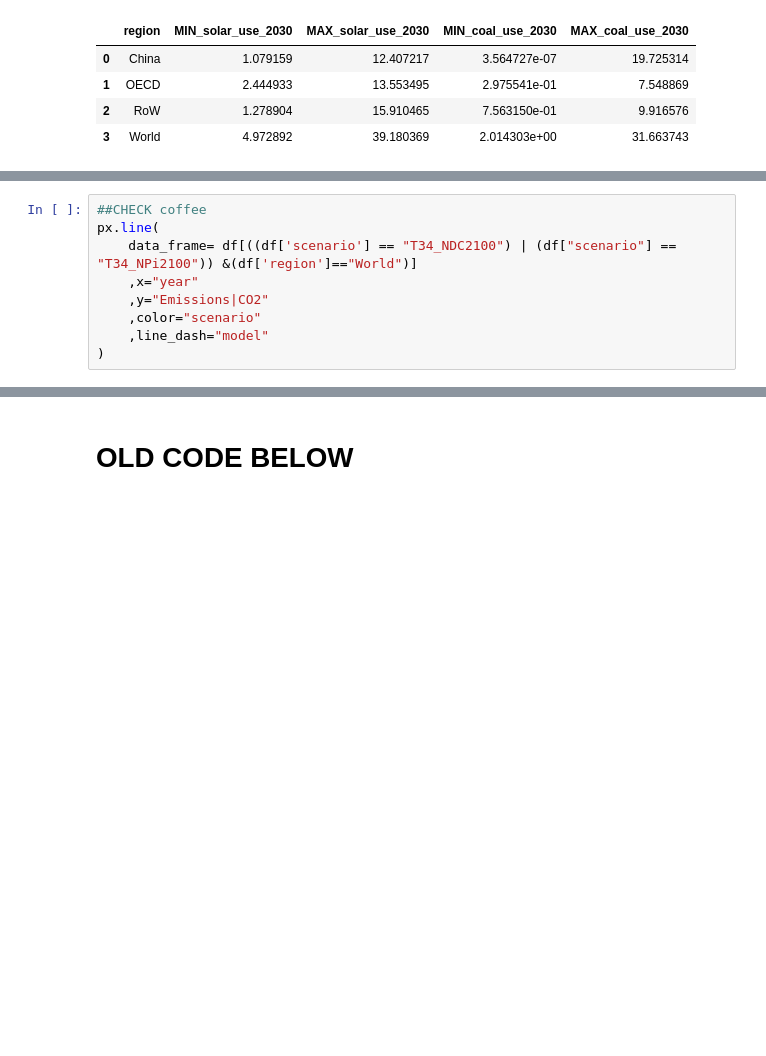
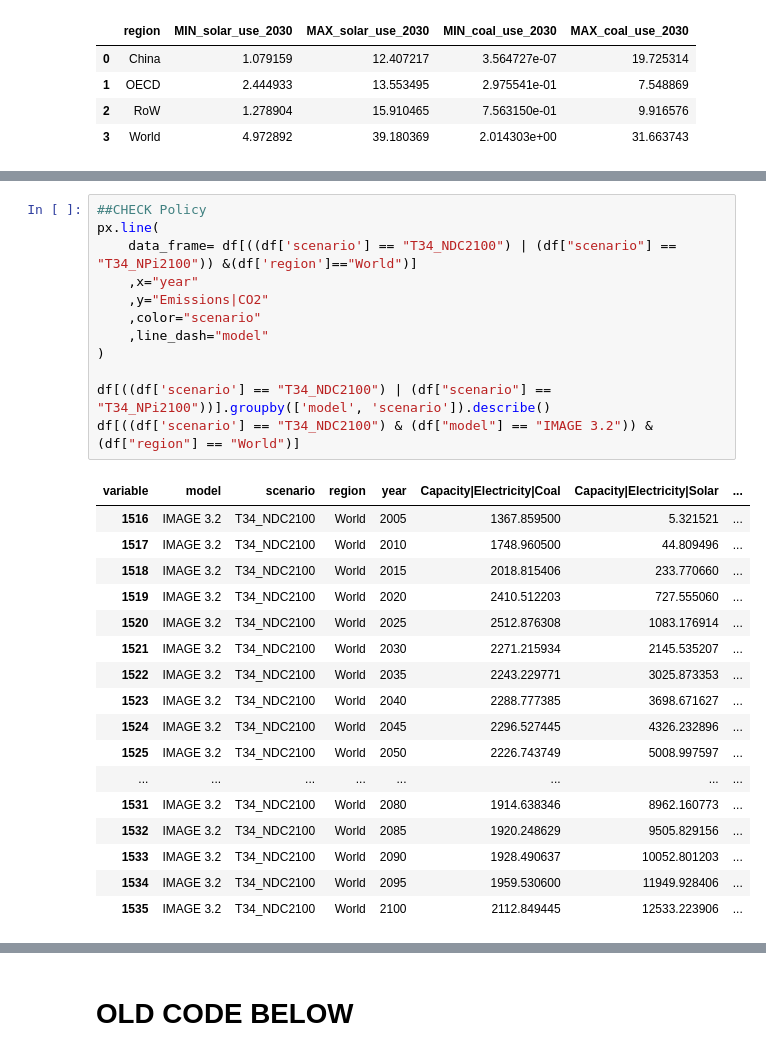
Before and after one commit to zyankarli/Feasibility_Tool, a Jupyter notebook: Tryout_Book.ipynb, the cells around one changed output, grey strips where cells are left out. Drawn from its saved outputs; the diff is of its cells as text; blank space fills up the shorter version.

```diff
--- a/Tryout_Book.ipynb
+++ b/Tryout_Book.ipynb
@@ -394,9 +487,30 @@ Name: scenario, dtype: int64
 # %%
-##CHECK coffee
+##CHECK Policy
 px.line(
     data_frame= df[((df['scenario'] == "T34_NDC2100") | (df["scenario"] == "T34_NPi2100")) &(df['region']=="World")]
     ,x="year"
     ,y="Emissions|CO2"
     ,color="scenario"
     ,line_dash="model"
 )
+
+df[((df['scenario'] == "T34_NDC2100") | (df["scenario"] == "T34_NPi2100"))].groupby(['model', 'scenario']).describe()
+df[((df['scenario'] == "T34_NDC2100") & (df["model"] == "IMAGE 3.2")) & (df["region"] == "World")]
+# %% [output]
+| variable | model | scenario | region | year | Capacity|Electricity|Coal | Capacity|Electricity|Solar | ... |
+| 1516 | IMAGE 3.2 | T34_NDC2100 | World | 2005 | 1367.859500 | 5.321521 | ... |
+| 1517 | IMAGE 3.2 | T34_NDC2100 | World | 2010 | 1748.960500 | 44.809496 | ... |
+| 1518 | IMAGE 3.2 | T34_NDC2100 | World | 2015 | 2018.815406 | 233.770660 | ... |
+| 1519 | IMAGE 3.2 | T34_NDC2100 | World | 2020 | 2410.512203 | 727.555060 | ... |
+| 1520 | IMAGE 3.2 | T34_NDC2100 | World | 2025 | 2512.876308 | 1083.176914 | ... |
+| 1521 | IMAGE 3.2 | T34_NDC2100 | World | 2030 | 2271.215934 | 2145.535207 | ... |
+| 1522 | IMAGE 3.2 | T34_NDC2100 | World | 2035 | 2243.229771 | 3025.873353 | ... |
+| 1523 | IMAGE 3.2 | T34_NDC2100 | World | 2040 | 2288.777385 | 3698.671627 | ... |
+| 1524 | IMAGE 3.2 | T34_NDC2100 | World | 2045 | 2296.527445 | 4326.232896 | ... |
+| 1525 | IMAGE 3.2 | T34_NDC2100 | World | 2050 | 2226.743749 | 5008.997597 | ... |
+| ... | ... | ... | ... | ... | ... | ... | ... |
+| 1531 | IMAGE 3.2 | T34_NDC2100 | World | 2080 | 1914.638346 | 8962.160773 | ... |
+| 1532 | IMAGE 3.2 | T34_NDC2100 | World | 2085 | 1920.248629 | 9505.829156 | ... |
+| 1533 | IMAGE 3.2 | T34_NDC2100 | World | 2090 | 1928.490637 | 10052.801203 | ... |
+| 1534 | IMAGE 3.2 | T34_NDC2100 | World | 2095 | 1959.530600 | 11949.928406 | ... |
+| 1535 | IMAGE 3.2 | T34_NDC2100 | World | 2100 | 2112.849445 | 12533.223906 | ... |
```
Also changed, not shown: parts of 8 cells of this notebook, 1 other file.
